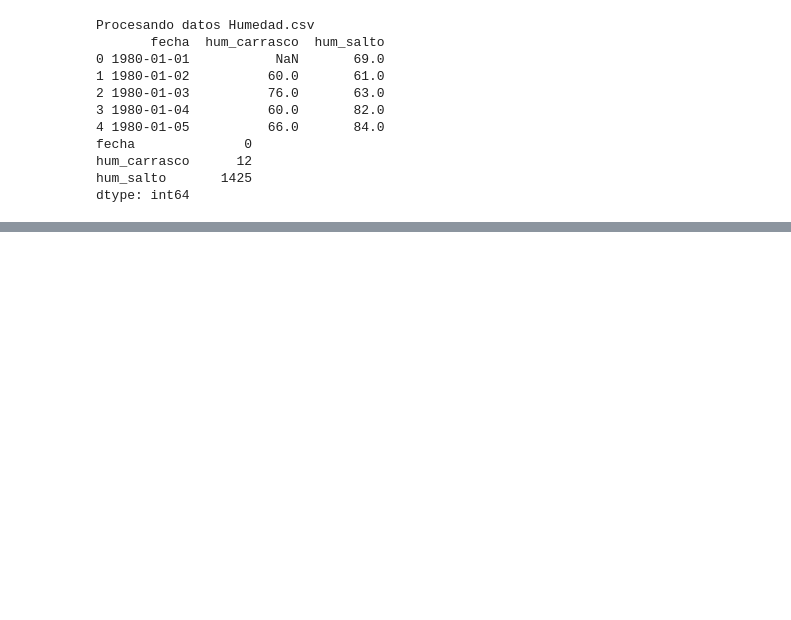
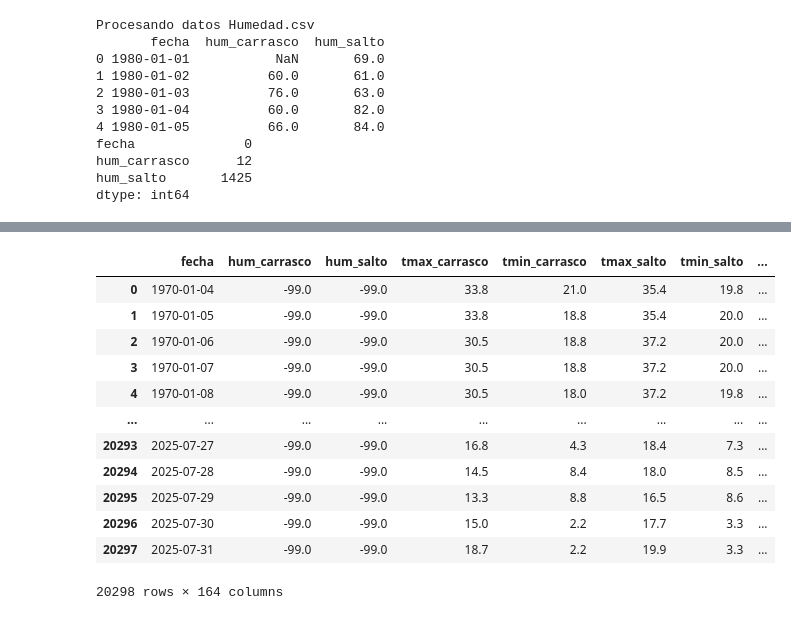
Before and after one commit to Ezequiel-Capo/MachineLearningLab, a Jupyter notebook: LAB1/Script/preprocesamiento.ipynb, the cells around one changed output, grey strips where cells are left out. Saved outputs shown, nothing was run; the diff lists cells and outputs as text; code cells hidden in the pictures; blank space fills up the shorter version.

```diff
--- a/LAB1/Script/preprocesamiento.ipynb
+++ b/LAB1/Script/preprocesamiento.ipynb
@@ -443,0 +445,22 @@ df_global.head()
+# %%
+#2. Etiqueta "falta" (se usa -99)
+
+df_modelo_2 = df_modelo.copy()
+for col in num_cols:
+    df_modelo_2[col] = df_modelo_2[col].fillna(-99)
+
+df_modelo_2
+# %% [output]
+|  | fecha | hum_carrasco | hum_salto | tmax_carrasco | tmin_carrasco | tmax_salto | tmin_salto | ... |
+| 0 | 1970-01-04 | -99.0 | -99.0 | 33.8 | 21.0 | 35.4 | 19.8 | ... |
+| 1 | 1970-01-05 | -99.0 | -99.0 | 33.8 | 18.8 | 35.4 | 20.0 | ... |
+| 2 | 1970-01-06 | -99.0 | -99.0 | 30.5 | 18.8 | 37.2 | 20.0 | ... |
+| 3 | 1970-01-07 | -99.0 | -99.0 | 30.5 | 18.8 | 37.2 | 20.0 | ... |
+| 4 | 1970-01-08 | -99.0 | -99.0 | 30.5 | 18.0 | 37.2 | 19.8 | ... |
+| ... | ... | ... | ... | ... | ... | ... | ... | ... |
+| 20293 | 2025-07-27 | -99.0 | -99.0 | 16.8 | 4.3 | 18.4 | 7.3 | ... |
+| 20294 | 2025-07-28 | -99.0 | -99.0 | 14.5 | 8.4 | 18.0 | 8.5 | ... |
+| 20295 | 2025-07-29 | -99.0 | -99.0 | 13.3 | 8.8 | 16.5 | 8.6 | ... |
+| 20296 | 2025-07-30 | -99.0 | -99.0 | 15.0 | 2.2 | 17.7 | 3.3 | ... |
+| 20297 | 2025-07-31 | -99.0 | -99.0 | 18.7 | 2.2 | 19.9 | 3.3 | ... |
+20298 rows × 164 columns
```
Also changed, not shown: parts of 14 cells of this notebook, 1 other file.
